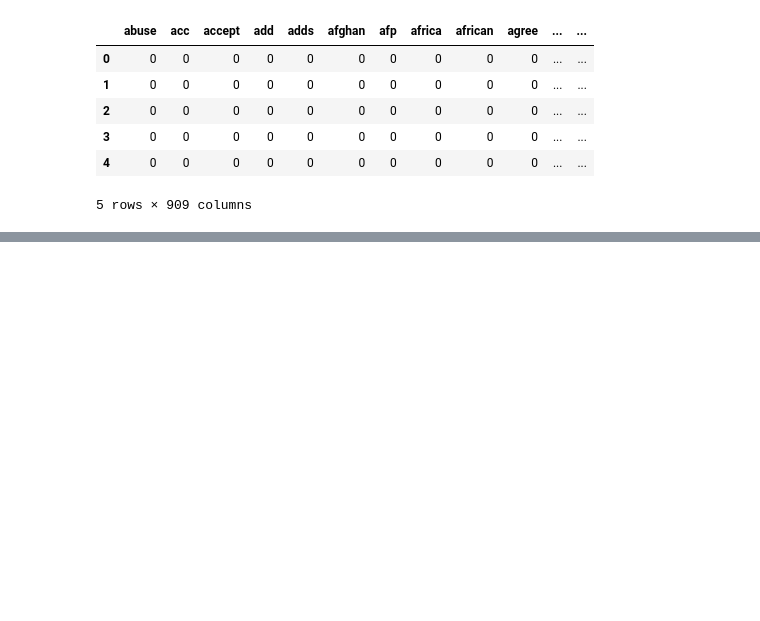
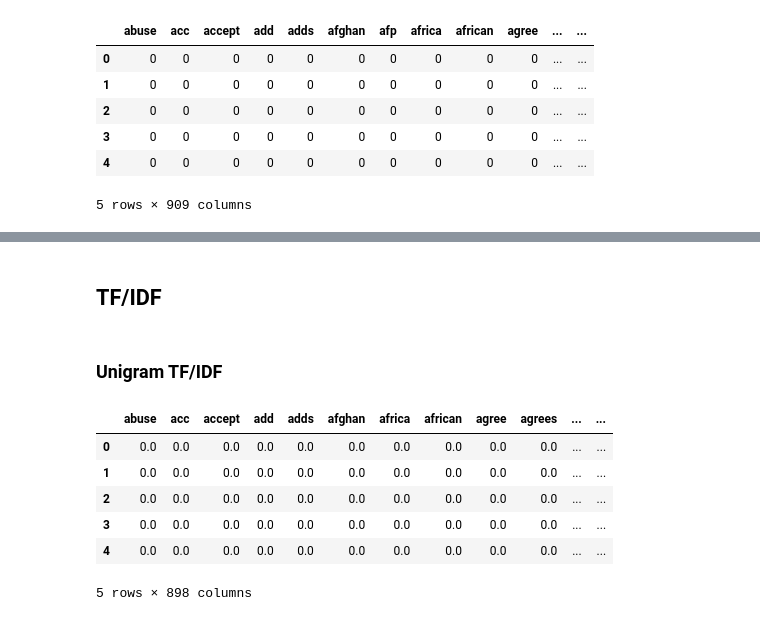
Before and after one commit to DataKnightsAI/Text-Classification-for-News-Summaries, a Jupyter notebook: feature-engineering - VK 3rd April.ipynb, the cells around one changed output, grey strips where cells are left out. Drawn from its saved outputs; the diff is of its cells as text; code cells hidden in the pictures; blank space fills up the shorter version.

```diff
--- a/feature-engineering - VK 3rd April.ipynb
+++ b/feature-engineering - VK 3rd April.ipynb
@@ -65,12 +117,23 @@ headline_bagofwords_df.head()
+# %% [markdown]
+ ## TF/IDF
+# %% [markdown]
+ ### Unigram TF/IDF
 # %%
-# %% [markdown]
-### TF/IDF
+tfidf_vect = TfidfVectorizer(sublinear_tf = True, min_df = 2, lowercase = True,
+                             strip_accents = 'ascii', ngram_range = (1, 1),
+                             stop_words = 'english', use_idf = True, token_pattern=r'(?u)\b[A-Za-z]{2,}\b')
+tfidf_unigram = tfidf_vect.fit_transform(train_data_df.headline_cleaned).toarray()
 
-# # %%
-# tfidf = TfidfVectorizer(sublinear_tf = True, min_df = 0, norm = 'l2', lowercase = True,
-#                         strip_accents = 'ascii', ngram_range = (1, 2),
-#                         stop_words = 'english', use_idf = True, token_pattern=r'(?u)\b[A-Za-z]{2,}\b')
-# # tfidf = TfidfVectorizer(min_df=0, use_idf=True, lowercase=True, stop_words='english')
-# features = tfidf.fit_transform(train_data_sample.headline).toarray()
-# pandas.DataFrame(numpy.round(features, 2), columns = vocab)
-# features.shape()
+# get all unique words in the corpus
+vocab = tfidf_vect.get_feature_names()
+
+tfidf_unigram = pandas.DataFrame(numpy.round(tfidf_unigram, 2), columns = vocab)
+tfidf_unigram.head()
+# %% [output]
+|  | abuse | acc | accept | add | adds | afghan | africa | african | agree | agrees | ... | ... |
+| 0 | 0.0 | 0.0 | 0.0 | 0.0 | 0.0 | 0.0 | 0.0 | 0.0 | 0.0 | 0.0 | ... | ... |
+| 1 | 0.0 | 0.0 | 0.0 | 0.0 | 0.0 | 0.0 | 0.0 | 0.0 | 0.0 | 0.0 | ... | ... |
+| 2 | 0.0 | 0.0 | 0.0 | 0.0 | 0.0 | 0.0 | 0.0 | 0.0 | 0.0 | 0.0 | ... | ... |
+| 3 | 0.0 | 0.0 | 0.0 | 0.0 | 0.0 | 0.0 | 0.0 | 0.0 | 0.0 | 0.0 | ... | ... |
+| 4 | 0.0 | 0.0 | 0.0 | 0.0 | 0.0 | 0.0 | 0.0 | 0.0 | 0.0 | 0.0 | ... | ... |
+5 rows × 898 columns
```
Also changed, not shown: parts of 20 cells of this notebook, 1 other file.
